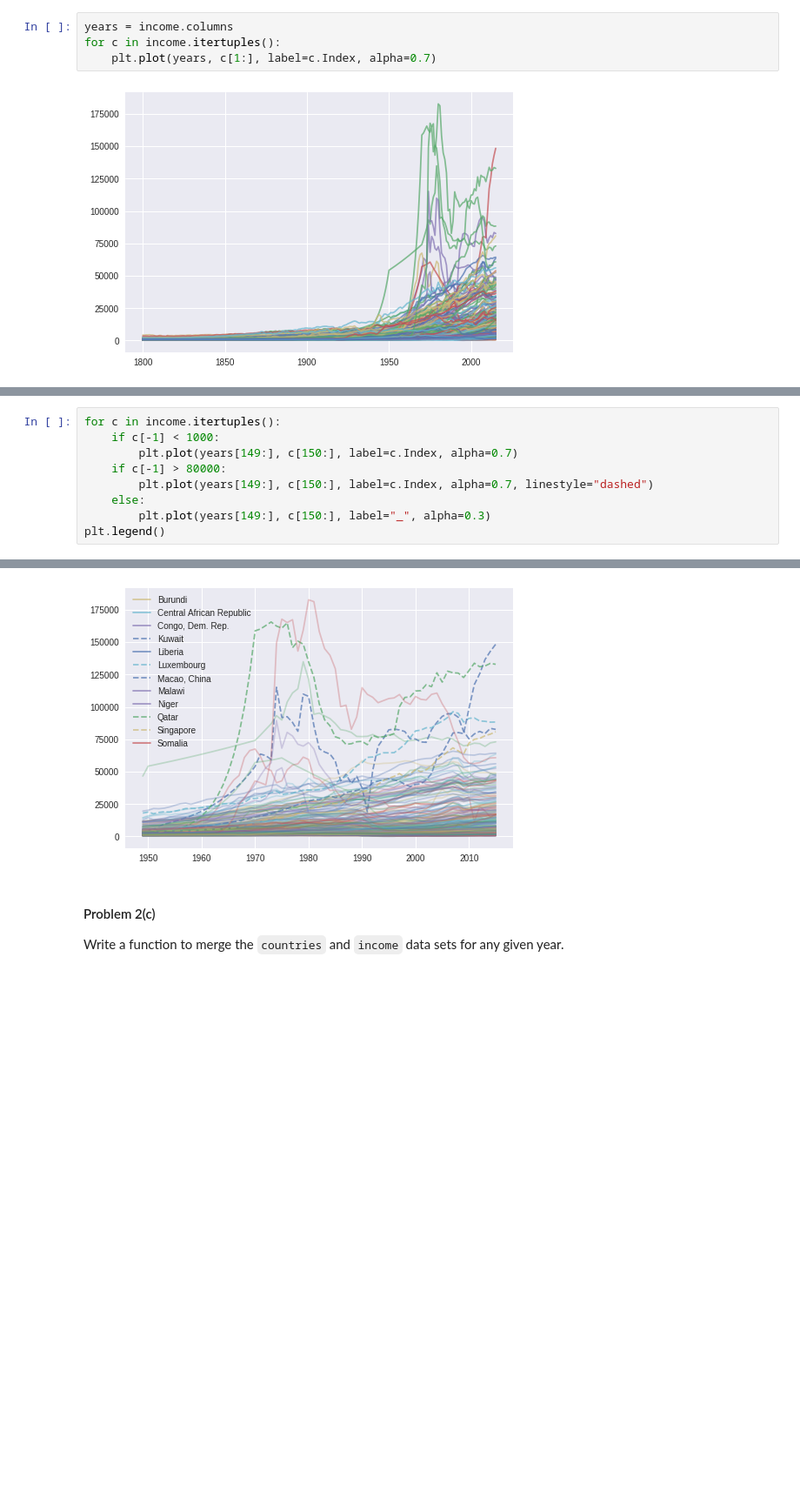
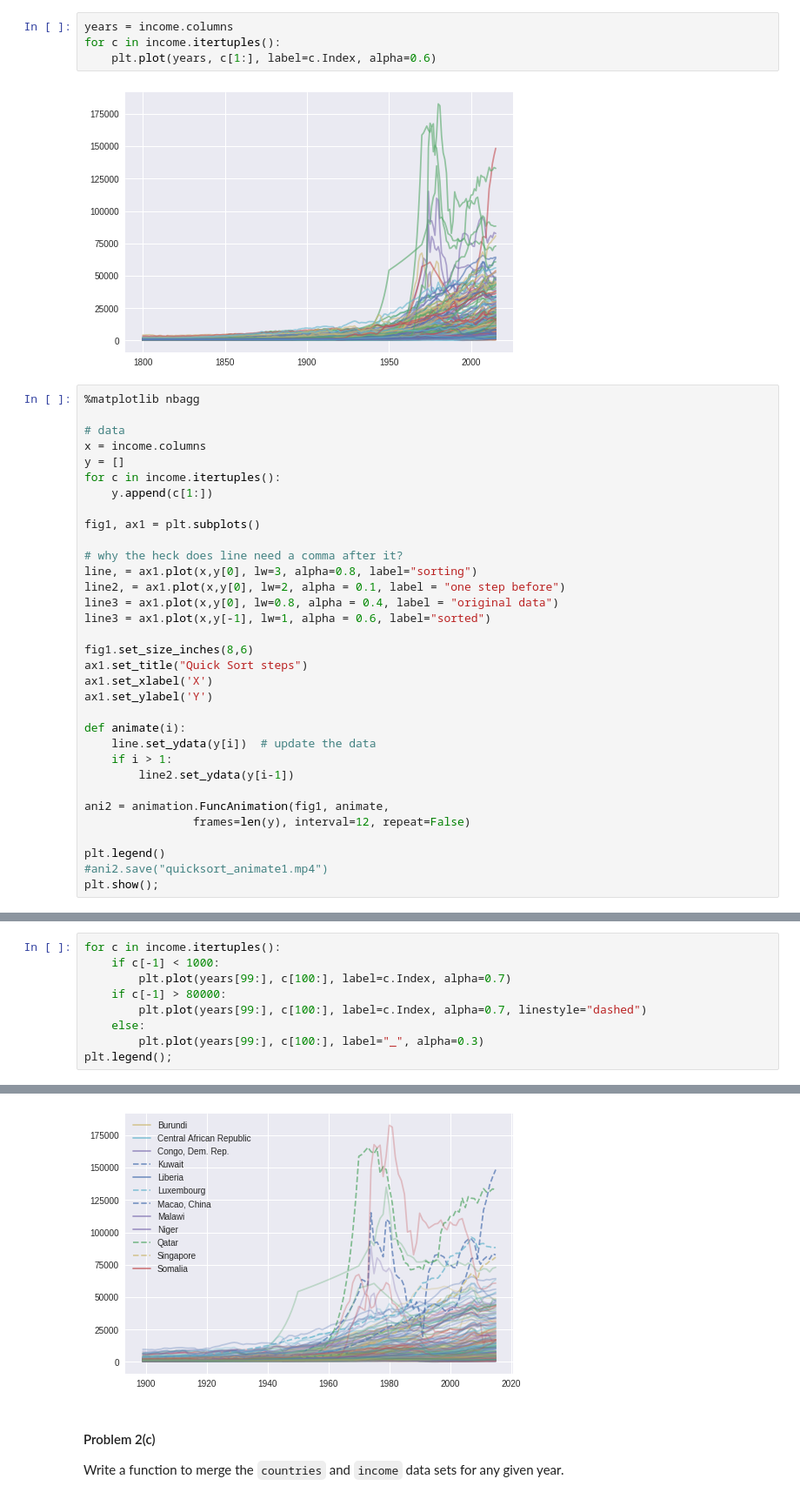
Before and after one commit to fergusio/cs109-2015, a Jupyter notebook: homework/HW1.ipynb, the cells around one changed output, grey strips where cells are left out. Shown at 87% size. Saved outputs shown, nothing was run; the diff lists cells and outputs as text; blank space fills up the shorter version.

```diff
--- a/homework/HW1.ipynb
+++ b/homework/HW1.ipynb
@@ -446,6 +451,39 @@ For each country, lets plot its income per year on the same chart. for the sake
 # %%
 years = income.columns
 for c in income.itertuples():
-    plt.plot(years, c[1:], label=c.Index, alpha=0.7)
+    plt.plot(years, c[1:], label=c.Index, alpha=0.6)
 # %% [output]
 [figure]
+# %%
+%matplotlib nbagg
+
+# data
+x = income.columns
+y = []
+for c in income.itertuples():
+    y.append(c[1:])
+
+fig1, ax1 = plt.subplots()
+
+# why the heck does line need a comma after it?
+line, = ax1.plot(x,y[0], lw=3, alpha=0.8, label="sorting")
+line2, = ax1.plot(x,y[0], lw=2, alpha = 0.1, label = "one step before")
+line3 = ax1.plot(x,y[0], lw=0.8, alpha = 0.4, label = "original data")
+line3 = ax1.plot(x,y[-1], lw=1, alpha = 0.6, label="sorted")
+
+fig1.set_size_inches(8,6)
+ax1.set_title("Quick Sort steps")
+ax1.set_xlabel('X')
+ax1.set_ylabel('Y')
+
+def animate(i):
+    line.set_ydata(y[i])  # update the data
+    if i > 1:
+        line2.set_ydata(y[i-1])
+
+ani2 = animation.FuncAnimation(fig1, animate,
+                frames=len(y), interval=12, repeat=False)
+
+plt.legend()
+#ani2.save("quicksort_animate1.mp4")
+plt.show();
@@ -452,10 +494,10 @@ for c in income.itertuples():
 # %%
 for c in income.itertuples():
     if c[-1] < 1000:
-        plt.plot(years[149:], c[150:], label=c.Index, alpha=0.7)
+        plt.plot(years[99:], c[100:], label=c.Index, alpha=0.7)
     if c[-1] > 80000:
-        plt.plot(years[149:], c[150:], label=c.Index, alpha=0.7, linestyle="dashed")
+        plt.plot(years[99:], c[100:], label=c.Index, alpha=0.7, linestyle="dashed")
     else:
-        plt.plot(years[149:], c[150:], label="_", alpha=0.3)
-plt.legend()
+        plt.plot(years[99:], c[100:], label="_", alpha=0.3)
+plt.legend();
 # %% [output]
@@ -463,4 +504,4 @@ plt.legend()
-[figure, old version]
+[figure, new version]
 # %% [markdown]
 #### Problem 2(c)
 
```
Also changed, not shown: parts of 7 cells of this notebook.
